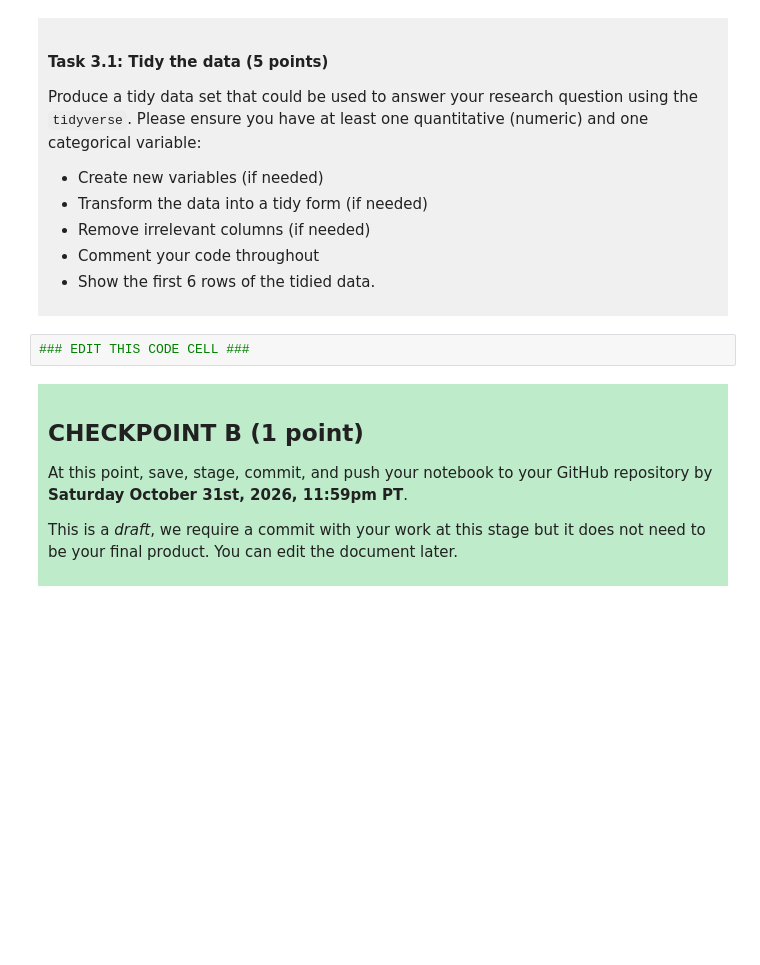
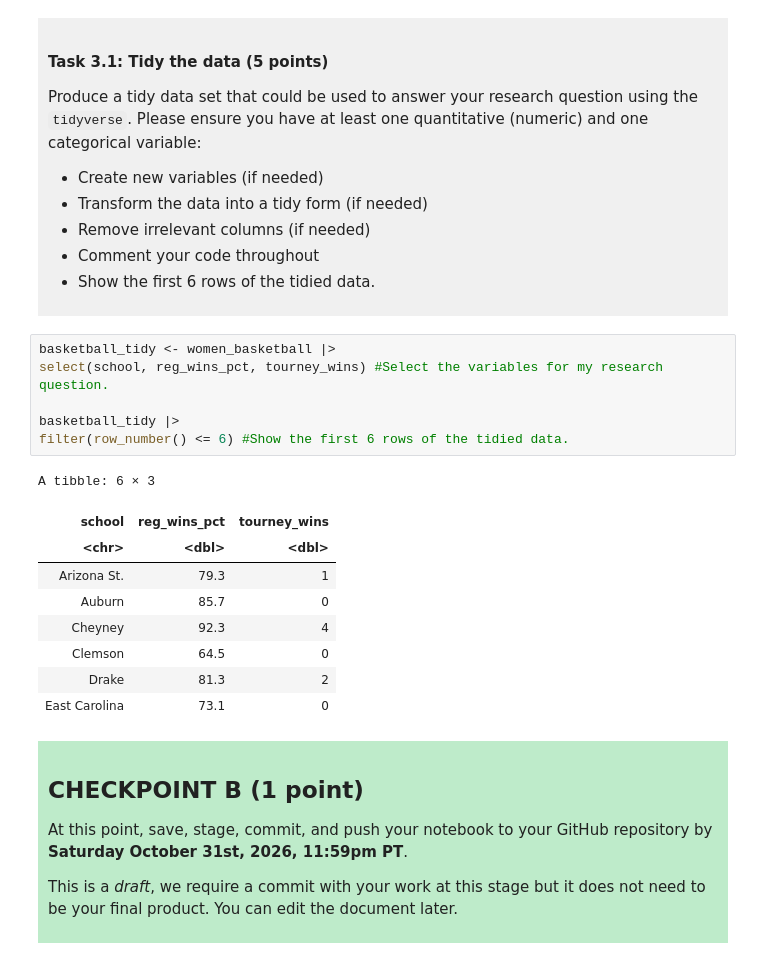
Before and after one commit to yoonseo0706/deci-100-project-yunseo-choi, a Jupyter notebook: dsci-100-project-notebook.ipynb, the cells around one changed output. Drawn from its saved outputs; the diff is of its cells as text; blank space fills up the shorter version.

```diff
--- a/dsci-100-project-notebook.ipynb
+++ b/dsci-100-project-notebook.ipynb
@@ -189,7 +209,21 @@ Produce a tidy data set that could be used to answer your research question usin
 
 </div>
 # %%
-### EDIT THIS CODE CELL ###
+basketball_tidy <- women_basketball |>
+select(school, reg_wins_pct, tourney_wins) #Select the variables for my research question.
+
+basketball_tidy |>
+filter(row_number() <= 6) #Show the first 6 rows of the tidied data.
+# %% [output]
+A tibble: 6 × 3
+| school | reg_wins_pct | tourney_wins |
+| <chr> | <dbl> | <dbl> |
+| Arizona St. | 79.3 | 1 |
+| Auburn | 85.7 | 0 |
+| Cheyney | 92.3 | 4 |
+| Clemson | 64.5 | 0 |
+| Drake | 81.3 | 2 |
+| East Carolina | 73.1 | 0 |
 # %% [markdown]
 <div style="background-color: #beebca; padding: 10px;">
 
```
Also changed, not shown: parts of 3 cells of this notebook.
